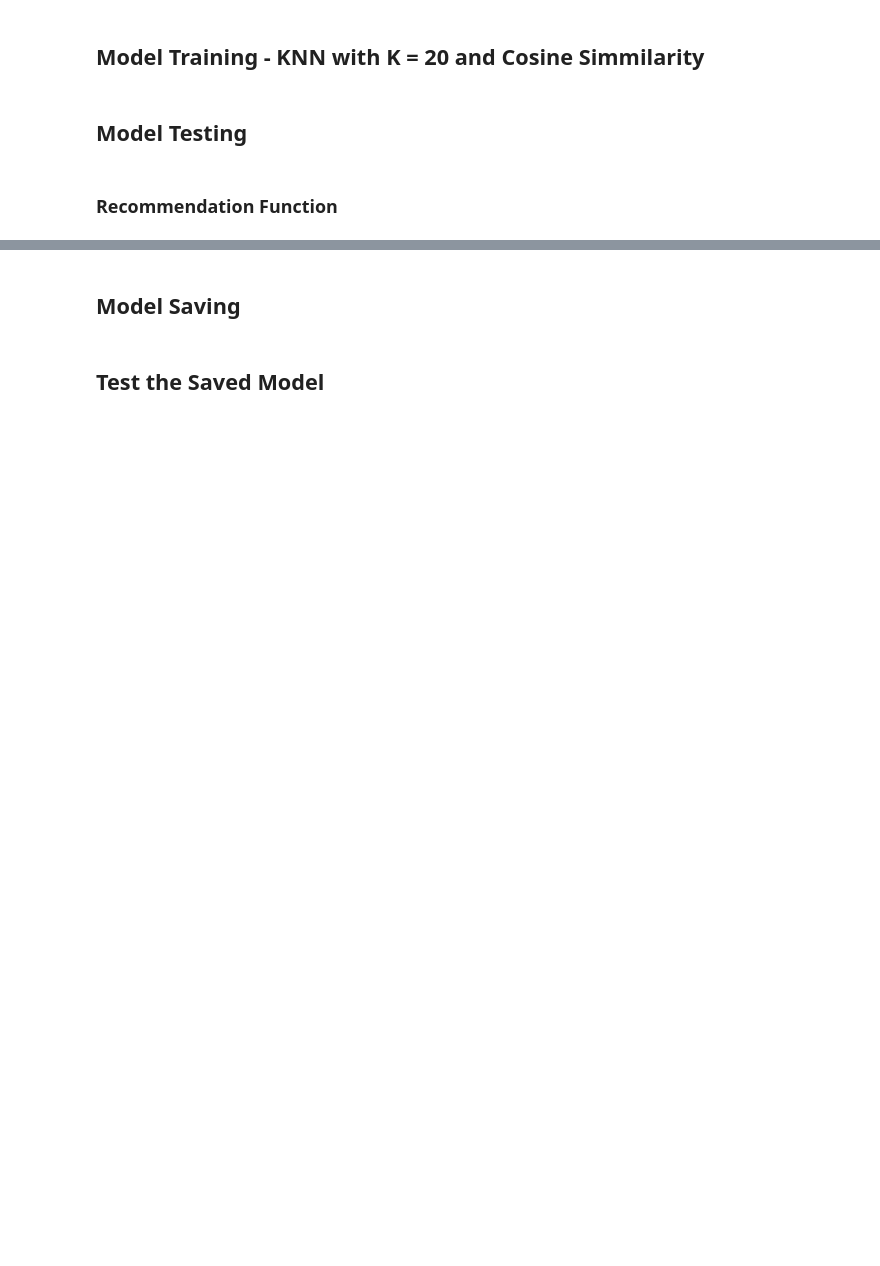
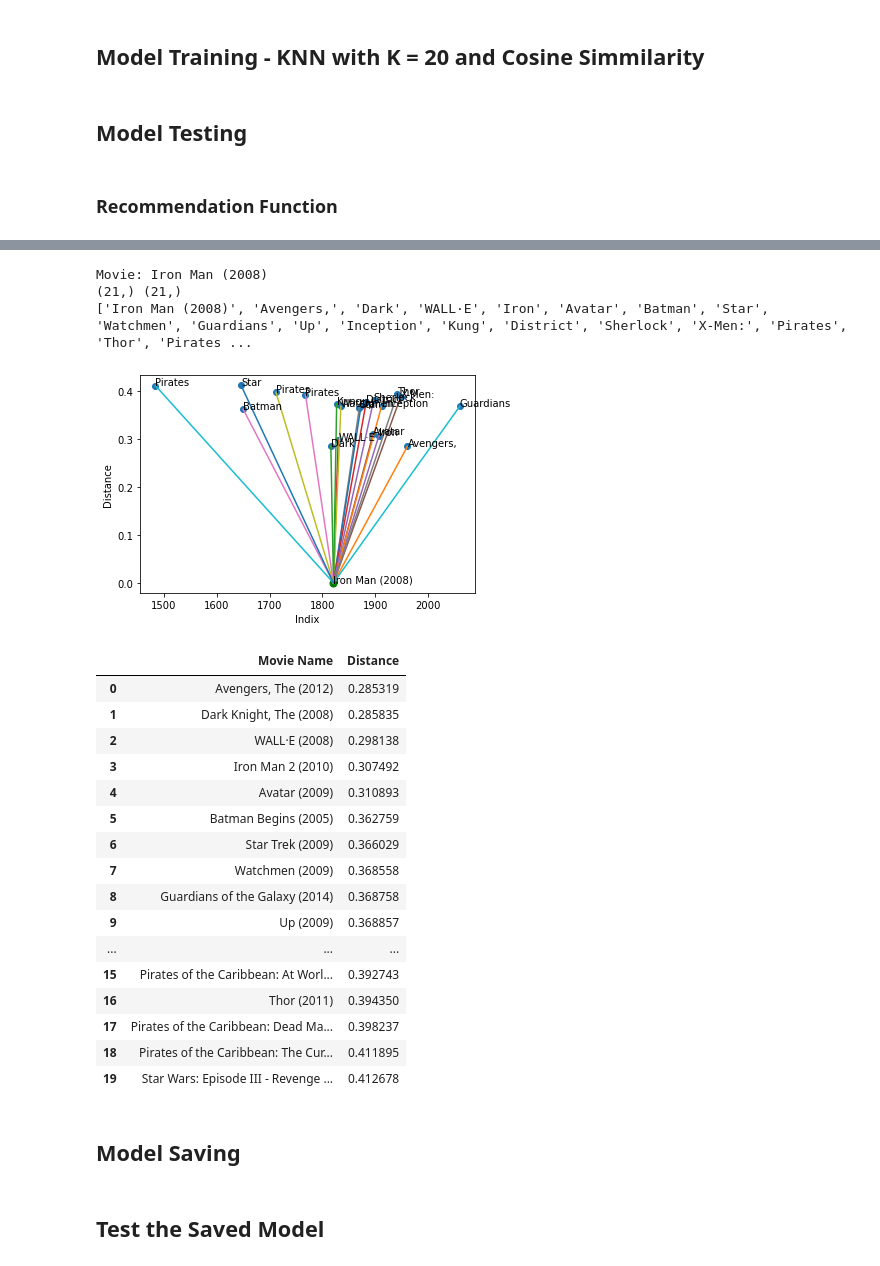
Before and after one commit to a7medayman6/Movie-Based-Collaborative-Filtering-Approach, a Jupyter notebook: Notebooks/Movie-Based-Collaborative-Filtering.ipynb, the cells around one changed output, grey strips where cells are left out. Saved outputs shown, nothing was run; the diff lists cells and outputs as text; code cells hidden in the pictures; blank space fills up the shorter version.

Commit message:
added visualization

```diff
--- a/Notebooks/Movie-Based-Collaborative-Filtering.ipynb
+++ b/Notebooks/Movie-Based-Collaborative-Filtering.ipynb
@@ -154,6 +138,11 @@ def Recommend(model, movieName, n):
     movie_id = movies.iloc[0]['movieId']
     movie_index = dataset[dataset['movieId'] == movie_id].index[0]
 
+    # get the name of the target movie
+    target_movie = movies_df[movies_df['title'].str.contains(movieName)].iloc[0]
+    target_movie = target_movie['title']
+
+
     # get the indices of the closest n neighbors from the results on the knn model
     # the indices are the movies positions in the dataset
     distances, indices = model.kneighbors(csr_data[movie_index],n_neighbors=n)
@@ -162,6 +151,8 @@ def Recommend(model, movieName, n):
     closest_movie_indices = sorted(list(zip(indices.squeeze().tolist(), distances.squeeze().tolist())),key=lambda x: x[1])[:0:-1]
 
     movies_to_recommend = []
+
+
 
     # get the movie name and add it to a list
     for movie_prediction in reversed(closest_movie_indices):
@@ -182,4 +173,4 @@ def Recommend(model, movieName, n):
     # create a data frame from the list
     df = pd.DataFrame(movies_to_recommend)
 
-    return df
+    return df, distances, indices, target_movie
@@ -209,3 +177,54 @@ Recommend(knn, movie_name, number_of_movies)
+# %%
+def vis(x, y, data):
+
+    plt.scatter(x, y)
+    plt.xlabel("Indix")
+    plt.ylabel("Distance")
+    plt.scatter(x[0],y[0], c ="green", s=50)
+
+    for i, txt in enumerate(data):
+        plt.annotate(txt, (x[i], y[i]))
+    for i in range(len(x)):
+        x_, y_ = [x[0], x[i]], [y[0], y[i]]
+        plt.plot(x_, y_)
+
+    plt.show()
+# %%
+movie_name = 'Iron Man'
+number_of_movies = 20
+
+recommended, distances, indicies, target_movie = Recommend(knn, movie_name, number_of_movies)
+print("Movie:", target_movie)
+x, y = indicies.reshape((indicies[0,:].shape[0])), distances.reshape((distances[0,:].shape[0]))
+dat = recommended['Movie Name'].tolist()
+dat = [item.split("(")[0].split()[0] for item in dat]
+dat.insert(0, target_movie)
+print(x.shape, y.shape)
+print(dat)
+vis(x, y, dat)
+recommended
+# %% [output]
+Movie: Iron Man (2008)
+(21,) (21,)
+['Iron Man (2008)', 'Avengers,', 'Dark', 'WALL·E', 'Iron', 'Avatar', 'Batman', 'Star', 'Watchmen', 'Guardians', 'Up', 'Inception', 'Kung', 'District', 'Sherlock', 'X-Men:', 'Pirates', 'Thor', 'Pirates ...
+[figure, added]
+|  | Movie Name | Distance |
+| 0 | Avengers, The (2012) | 0.285319 |
+| 1 | Dark Knight, The (2008) | 0.285835 |
+| 2 | WALL·E (2008) | 0.298138 |
+| 3 | Iron Man 2 (2010) | 0.307492 |
+| 4 | Avatar (2009) | 0.310893 |
+| 5 | Batman Begins (2005) | 0.362759 |
+| 6 | Star Trek (2009) | 0.366029 |
+| 7 | Watchmen (2009) | 0.368558 |
+| 8 | Guardians of the Galaxy (2014) | 0.368758 |
+| 9 | Up (2009) | 0.368857 |
+| ... | ... | ... |
+| 15 | Pirates of the Caribbean: At Worl... | 0.392743 |
+| 16 | Thor (2011) | 0.394350 |
+| 17 | Pirates of the Caribbean: Dead Ma... | 0.398237 |
+| 18 | Pirates of the Caribbean: The Cur... | 0.411895 |
+| 19 | Star Wars: Episode III - Revenge ... | 0.412678 |
 # %% [markdown]
 ## Model Saving
 # %%
```
Also changed, not shown: parts of 7 cells of this notebook, 3 other files.
